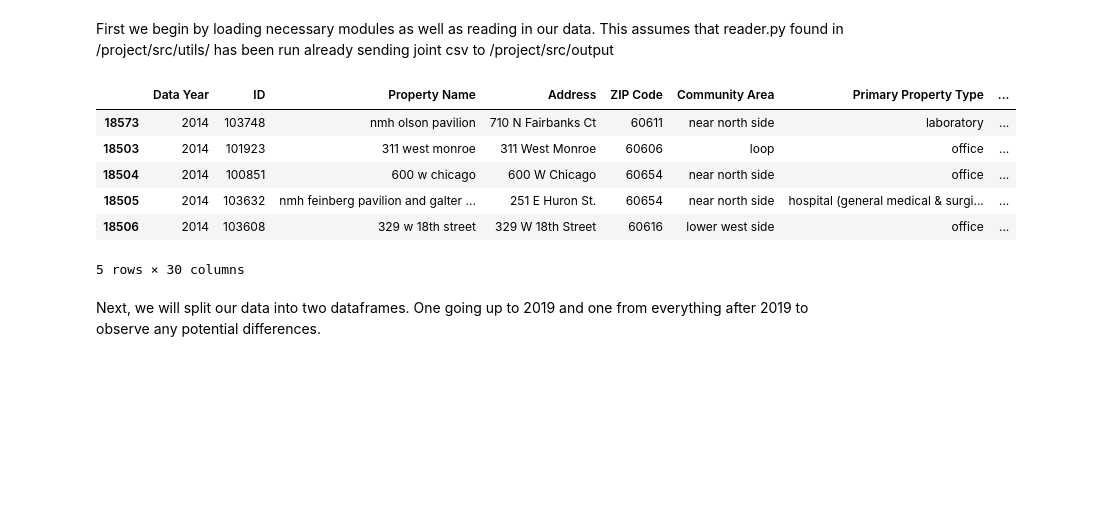
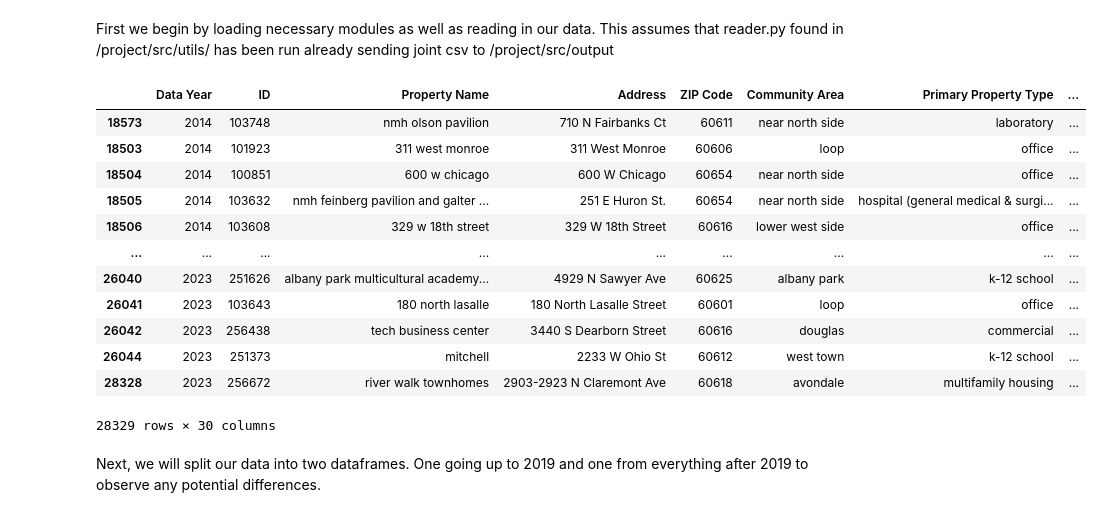
Before and after one commit to dsi-clinic/2025-autumn-city-of-chicago-energy, a Jupyter notebook: notebooks/energy_ratings.ipynb, the cells around one changed output. Drawn from its saved outputs; the diff is of its cells as text; code cells hidden in the pictures; blank space fills up the shorter version.

```diff
--- a/notebooks/energy_ratings.ipynb
+++ b/notebooks/energy_ratings.ipynb
@@ -16,29 +16,28 @@ The analysis includes visual comparisons, statistical summaries, and interpretat
 # %% [markdown]
 First we begin by loading necessary modules as well as reading in our data. This assumes that reader.py found in /project/src/utils/ has been run already sending joint csv to /project/src/output
 # %%
-# Standard library imports
-import sys
+# Local application imports
+from utils.data_utils import load_data
+from utils.plot_utils import compare_variable_distribution
 
-# Third-party imports
-
-# Add utils folder to Python path
-sys.path.append("../utils")
-
-# Local application imports
-from data_utils import load_data
-from plot_utils import compare_variable_distribution
-
+# Load in the data
 energy_df = load_data()
 
-energy_df.head()
+energy_df
 # %% [output]
 |  | Data Year | ID | Property Name | Address | ZIP Code | Community Area | Primary Property Type | ... |
 | 18573 | 2014 | 103748 | nmh olson pavilion | 710 N Fairbanks Ct | 60611 | near north side | laboratory | ... |
 | 18503 | 2014 | 101923 | 311 west monroe | 311 West Monroe | 60606 | loop | office | ... |
 | 18504 | 2014 | 100851 | 600 w chicago | 600 W Chicago | 60654 | near north side | office | ... |
 | 18505 | 2014 | 103632 | nmh feinberg pavilion and galter ... | 251 E Huron St. | 60654 | near north side | hospital (general medical & surgi... | ... |
 | 18506 | 2014 | 103608 | 329 w 18th street | 329 W 18th Street | 60616 | lower west side | office | ... |
+| ... | ... | ... | ... | ... | ... | ... | ... | ... |
+| 26040 | 2023 | 251626 | albany park multicultural academy... | 4929 N Sawyer Ave | 60625 | albany park | k-12 school | ... |
+| 26041 | 2023 | 103643 | 180 north lasalle | 180 North Lasalle Street | 60601 | loop | office | ... |
+| 26042 | 2023 | 256438 | tech business center | 3440 S Dearborn Street | 60616 | douglas | commercial | ... |
+| 26044 | 2023 | 251373 | mitchell | 2233 W Ohio St | 60612 | west town | k-12 school | ... |
+| 28328 | 2023 | 256672 | river walk townhomes | 2903-2923 N Claremont Ave | 60618 | avondale | multifamily housing | ... |
-5 rows × 30 columns
+28329 rows × 30 columns
 # %% [markdown]
 Next, we will split our data into two dataframes. One going up to 2019 and one from everything after 2019 to observe any potential differences.
 # %%
```
Also changed, not shown: parts of 5 cells of this notebook, 2 other files.
